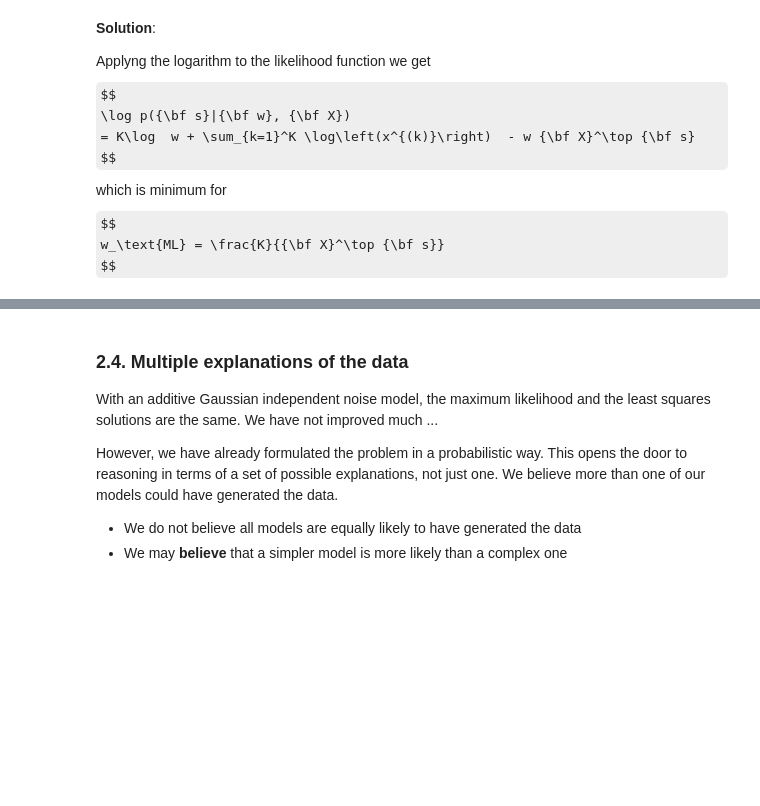
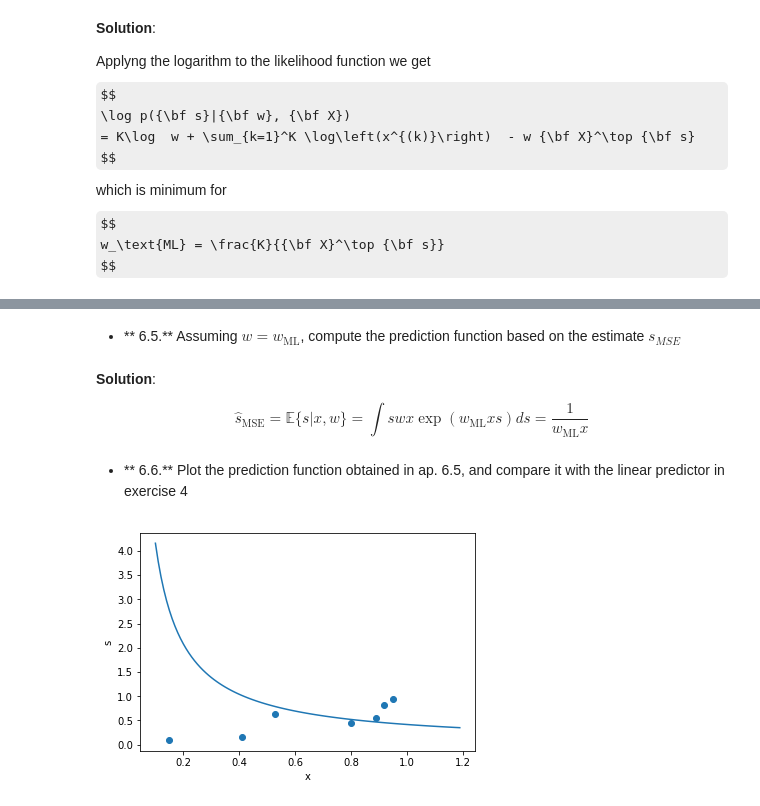
Before and after one commit to ML4DS/ML4all, a Jupyter notebook: R4.ML_Regression/Regression_ML_professor.ipynb, the cells around one changed output, grey strips where cells are left out. Cells and saved outputs as stored; diff of their text form; code cells hidden in the pictures; some formulas as TeX source; blank space fills up the shorter version.

```diff
--- a/R4.ML_Regression/Regression_ML_professor.ipynb
+++ b/R4.ML_Regression/Regression_ML_professor.ipynb
@@ -306,9 +538,29 @@ print(wML)
-# %% [markdown]
-### 2.4. Multiple explanations of the data
-
-With an additive Gaussian independent noise model, the maximum likelihood and the least squares solutions are the same. We have not improved much ...
-
-However, we have already formulated the problem in a probabilistic way. This opens the door to reasoning in terms of a set of possible explanations, not just one. We believe more than one of our models could have generated the data.
-
-   - We do not believe all models are equally likely to have generated the data
-   - We may <b>believe</b> that a simpler model is more likely than a complex one
+# %% [markdown]
+* ** 6.5.** Assuming $w = w_\text{ML}$, compute the prediction function based on the estimate $s_{MSE}$
+# %% [markdown]
+**Solution**:
+
+<SOL>
+$$
+\hat{s}_{\text{MSE}} = \mathbb{E}\{s |x, w\} = \int s w x \exp(w_\text{ML} x s) ds = \frac{1}{w_\text{ML} x}
+$$
+
+
+</SOL>
+# %% [markdown]
+* ** 6.6.** Plot the prediction function obtained in ap. 6.5, and compare it with the linear predictor in exercise 4
+# %%
+xgrid = np.arange(0.1, 1.2, 0.01)
+# sML = <FILL IN>
+sML = 1 / (wML * xgrid)
+
+plt.figure()
+plt.scatter(X, s)
+# plt.plot(<FILL IN>)
+plt.plot(xgrid, sML)
+plt.xlabel('x')
+plt.ylabel('s')
+plt.axis('tight')
+plt.show()
+# %% [output]
+[figure, added]
```
Also changed, not shown: parts of 62 cells of this notebook, 13 other files.
